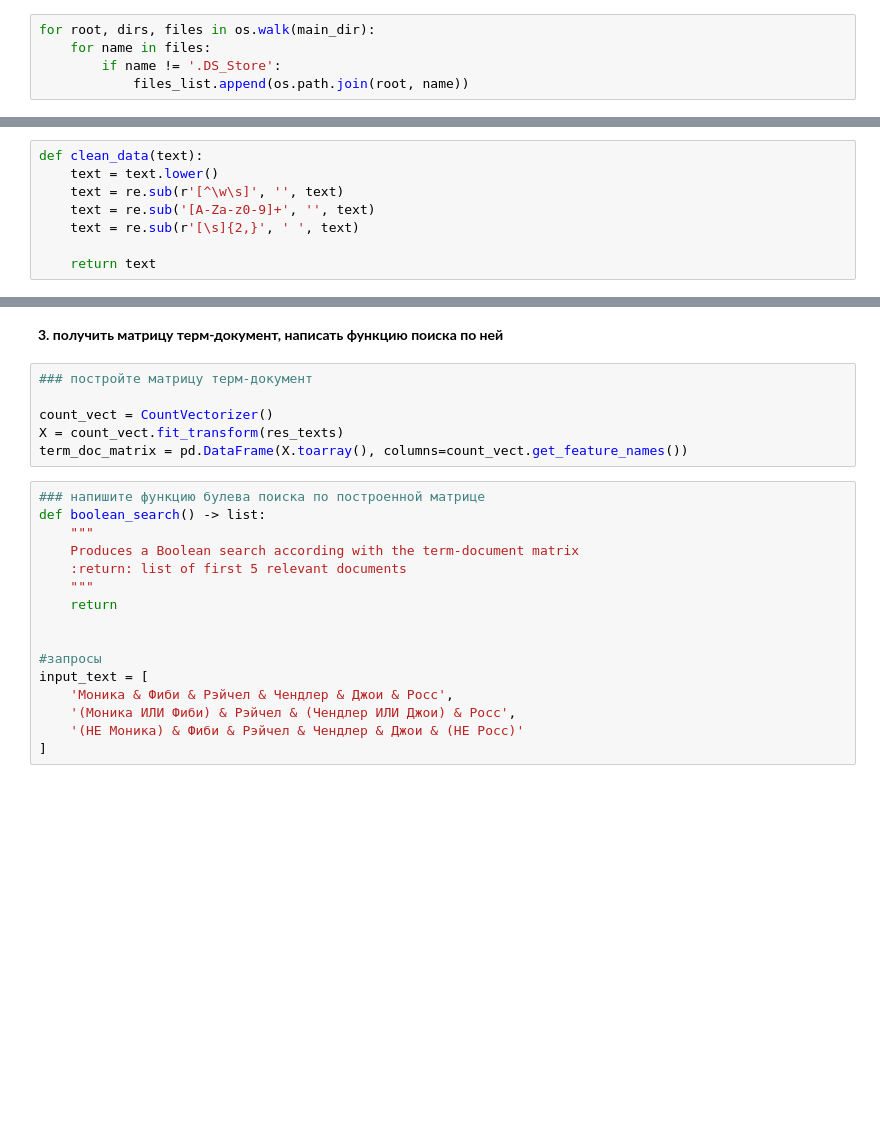
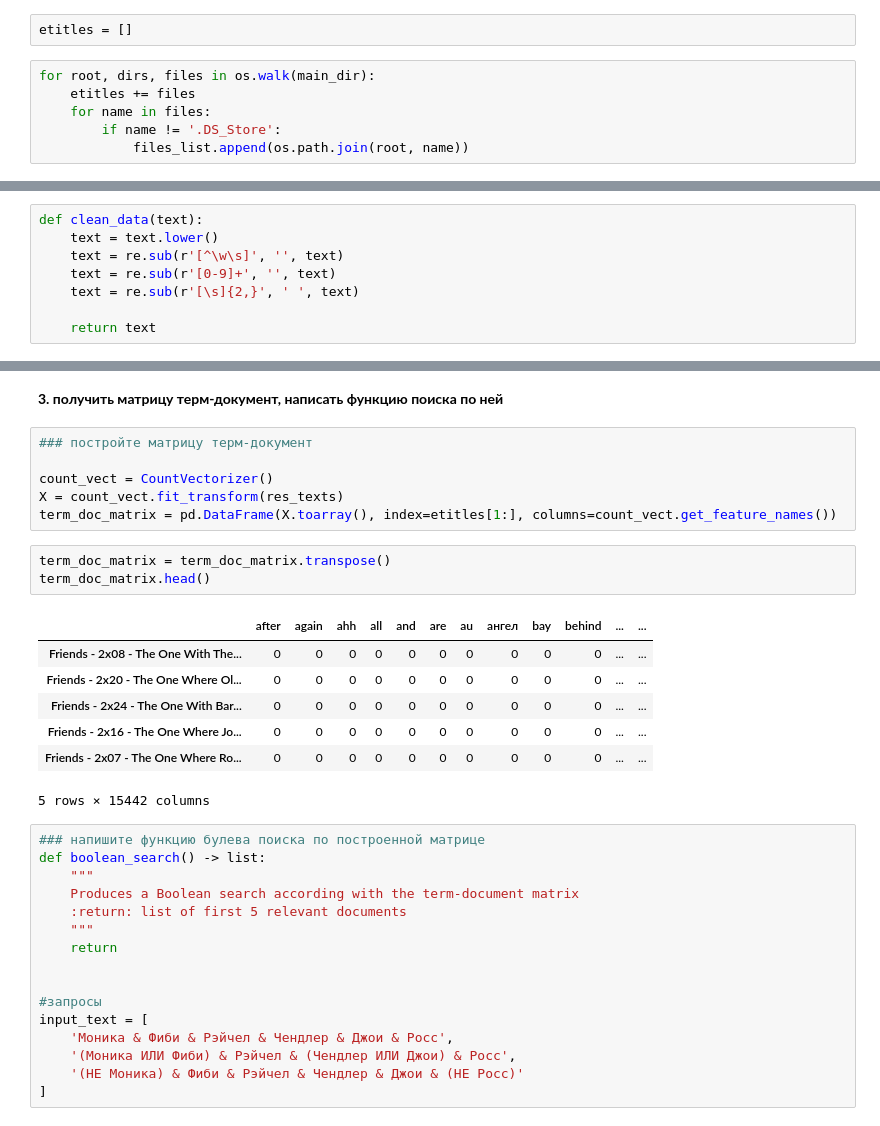
Before and after one commit to ermolaevanatasha/IR, a Jupyter notebook: sem1_Индекс.ipynb, the cells around one changed output, grey strips where cells are left out. Drawn from its saved outputs; the diff is of its cells as text; blank space fills up the shorter version.

```diff
--- a/sem1_Индекс.ipynb
+++ b/sem1_Индекс.ipynb
@@ -123,8 +123,11 @@ files_list = []
 
 ### пройдитесь по всем папкам коллекции и соберите все пути .txt файлов
 ### _check : в коллекции должно быть 165 файлов
+# %%
+etitles = []
 # %%
 for root, dirs, files in os.walk(main_dir):
+    etitles += files
     for name in files:
         if name != '.DS_Store':
             files_list.append(os.path.join(root, name))
@@ -138,7 +137,7 @@ len(files_list)
 def clean_data(text):
     text = text.lower()
     text = re.sub(r'[^\w\s]', '', text)
-    text = re.sub('[A-Za-z0-9]+', '', text)
+    text = re.sub(r'[0-9]+', '', text)
     text = re.sub(r'[\s]{2,}', ' ', text)
 
     return text
@@ -170,7 +169,18 @@ for file in files_list:
 
 count_vect = CountVectorizer()
 X = count_vect.fit_transform(res_texts)
-term_doc_matrix = pd.DataFrame(X.toarray(), columns=count_vect.get_feature_names())
+term_doc_matrix = pd.DataFrame(X.toarray(), index=etitles[1:], columns=count_vect.get_feature_names())
+# %%
+term_doc_matrix = term_doc_matrix.transpose()
+term_doc_matrix.head()
+# %% [output]
+|  | after | again | ahh | all | and | are | au | aнгел | bay | behind | ... | ... |
+| Friends - 2x08 - The One With The... | 0 | 0 | 0 | 0 | 0 | 0 | 0 | 0 | 0 | 0 | ... | ... |
+| Friends - 2x20 - The One Where Ol... | 0 | 0 | 0 | 0 | 0 | 0 | 0 | 0 | 0 | 0 | ... | ... |
+| Friends - 2x24 - The One With Bar... | 0 | 0 | 0 | 0 | 0 | 0 | 0 | 0 | 0 | 0 | ... | ... |
+| Friends - 2x16 - The One Where Jo... | 0 | 0 | 0 | 0 | 0 | 0 | 0 | 0 | 0 | 0 | ... | ... |
+| Friends - 2x07 - The One Where Ro... | 0 | 0 | 0 | 0 | 0 | 0 | 0 | 0 | 0 | 0 | ... | ... |
+5 rows × 15442 columns
 # %%
 ### напишите функцию булева поиска по построенной матрице
 def boolean_search() -> list:
```
Also changed, not shown: parts of 20 cells of this notebook.
